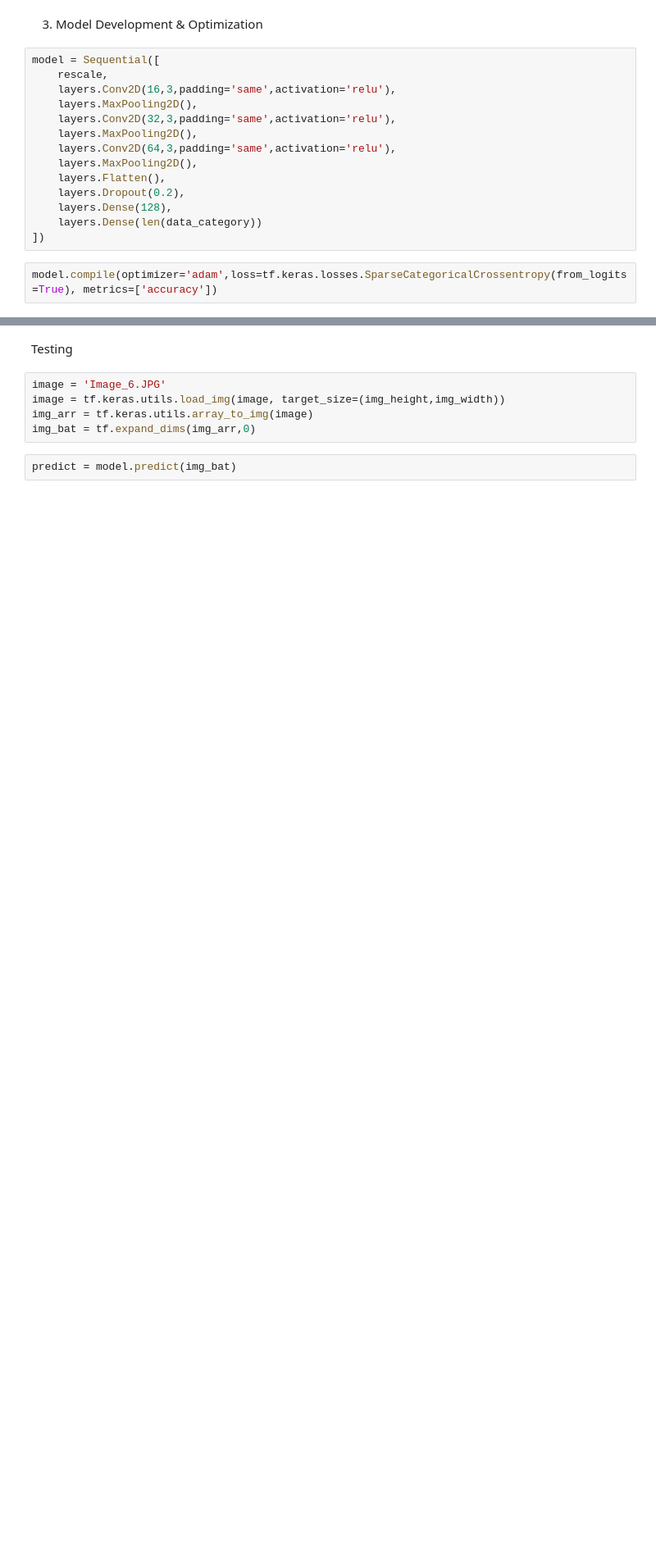
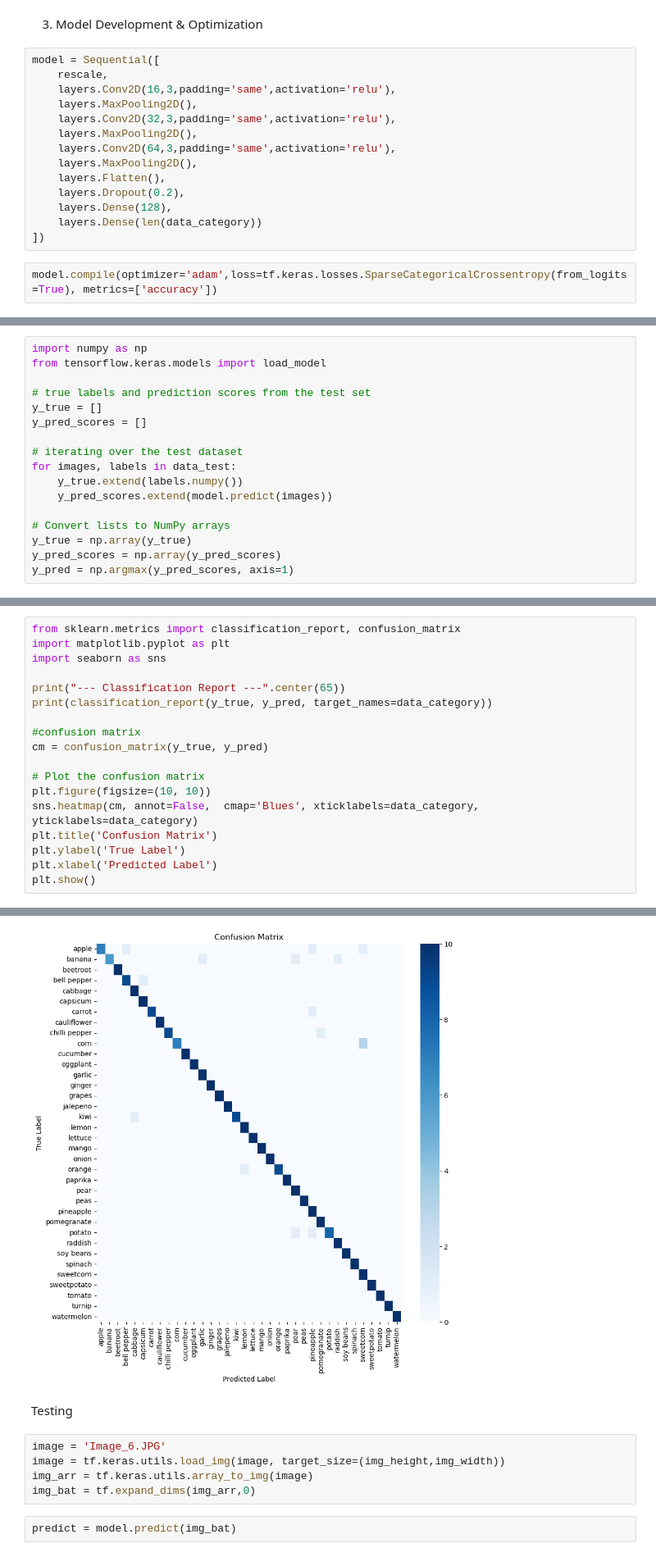
Before and after one commit to sauron432/Image-Classifier, a Jupyter notebook: iamge_classification.ipynb, the cells around one changed output, grey strips where cells are left out. Shown at 82% size. Drawn from its saved outputs; the diff is of its cells as text; blank space fills up the shorter version.

Commit message:
Added Confusion Matrix

```diff
--- a/iamge_classification.ipynb
+++ b/iamge_classification.ipynb
@@ -147,0 +151,17 @@ plt.show()
+# %%
+import numpy as np
+from tensorflow.keras.models import load_model
+
+# true labels and prediction scores from the test set
+y_true = []
+y_pred_scores = []
+
+# iterating over the test dataset
+for images, labels in data_test:
+    y_true.extend(labels.numpy())
+    y_pred_scores.extend(model.predict(images))
+
+# Convert lists to NumPy arrays
+y_true = np.array(y_true)
+y_pred_scores = np.array(y_pred_scores)
+y_pred = np.argmax(y_pred_scores, axis=1)
@@ -147,0 +181,19 @@ plt.show()
+# %%
+from sklearn.metrics import classification_report, confusion_matrix
+import matplotlib.pyplot as plt
+import seaborn as sns
+
+print("--- Classification Report ---".center(65))
+print(classification_report(y_true, y_pred, target_names=data_category))
+
+#confusion matrix
+cm = confusion_matrix(y_true, y_pred)
+
+# Plot the confusion matrix
+plt.figure(figsize=(10, 10))
+sns.heatmap(cm, annot=False,  cmap='Blues', xticklabels=data_category, yticklabels=data_category)
+plt.title('Confusion Matrix')
+plt.ylabel('True Label')
+plt.xlabel('Predicted Label')
+plt.show()
+# %% [output]
@@ -148,3 +217,4 @@ plt.show()
+[figure, added]
 # %% [markdown]
 Testing
 # %%
```
Also changed, not shown: parts of 9 cells of this notebook.
